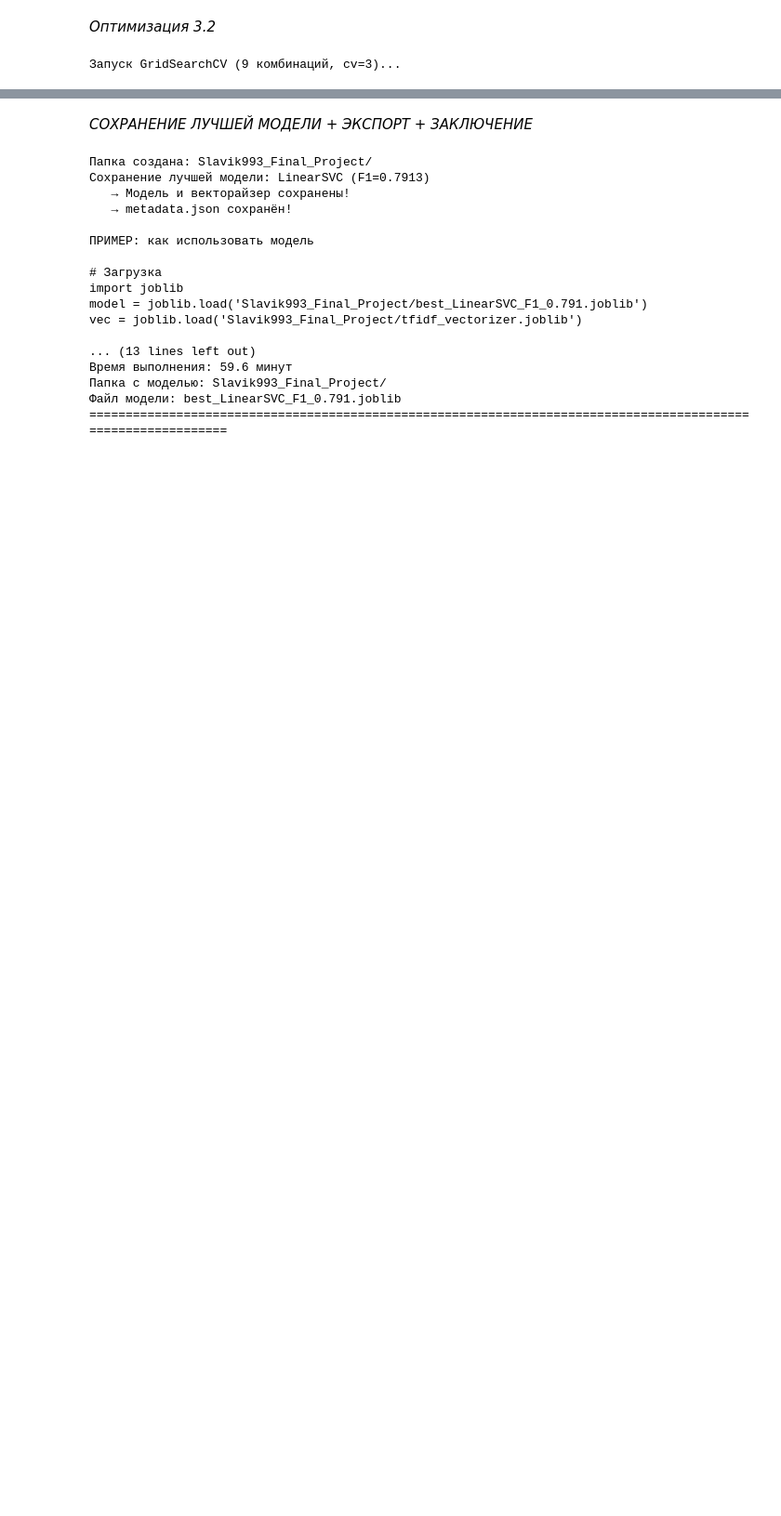
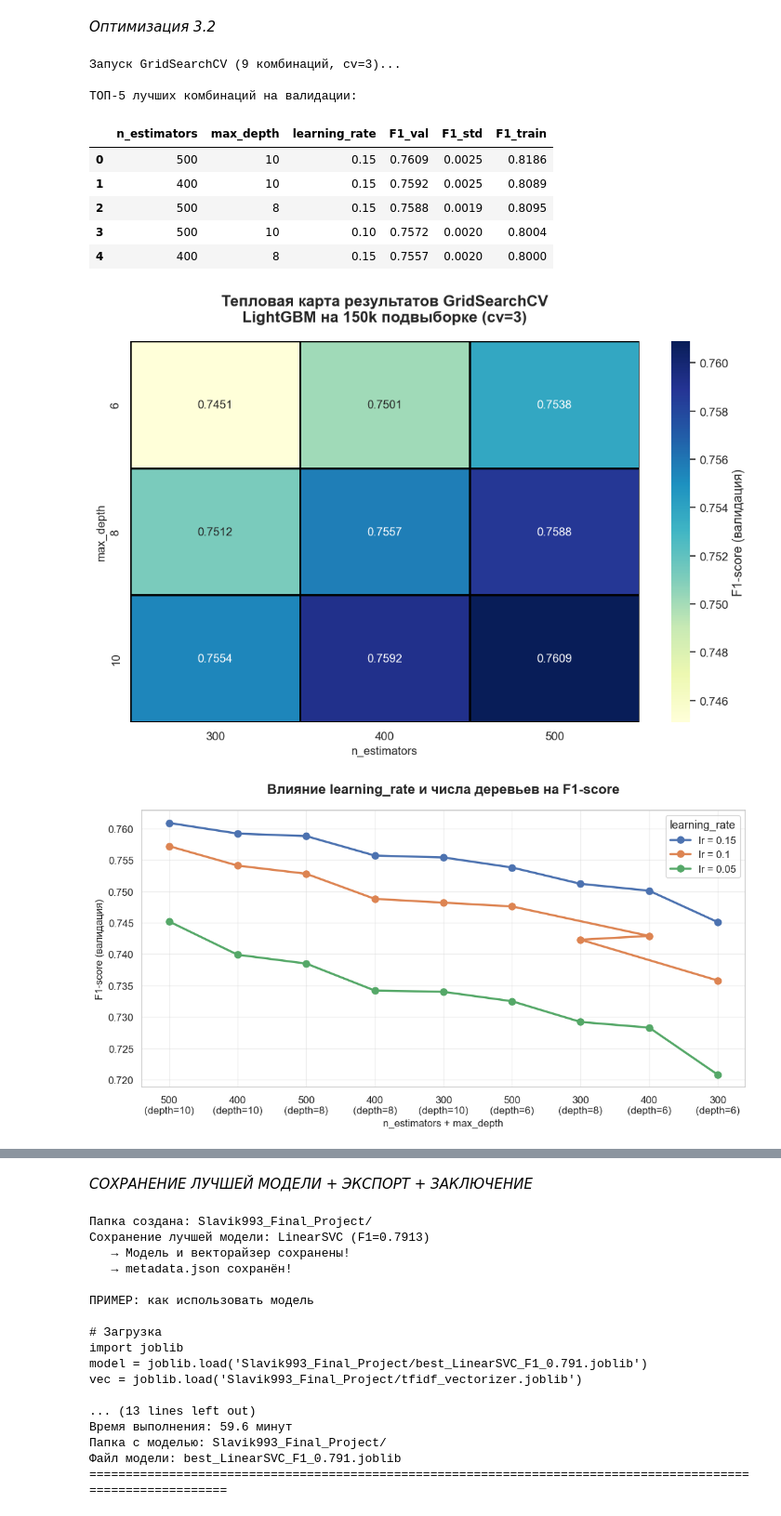
Before and after one commit to Slavik993/KR_MO_Shebanov, a Jupyter notebook: Shebanov_VV_KR_ML_Analiz_messages_socialmedia.ipynb, the cells around one changed output, grey strips where cells are left out. Shown at 93% size. Saved outputs shown, nothing was run; the diff lists cells and outputs as text; code cells hidden in the pictures; blank space fills up the shorter version.

```diff
--- a/Analiz_messages_socialmedia.ipynb
+++ b/Shebanov_VV_KR_ML_Analiz_messages_socialmedia.ipynb
@@ -970,7 +973,7 @@ pivot = results_df.pivot_table(
 )
 sns.heatmap(pivot, annot=True, fmt='.4f', cmap='YlGnBu', cbar_kws={'label': 'F1-score (валидация)'},
             linewidths=1, linecolor='black')
-plt.title('Рисунок 19 – Тепловая карта результатов GridSearchCV\n'
+plt.title('Тепловая карта результатов GridSearchCV\n'
           'LightGBM на 150k подвыборке (cv=3)', fontsize=16, fontweight='bold', pad=20)
 plt.xlabel('n_estimators', fontsize=12)
 plt.ylabel('max_depth', fontsize=12)
@@ -984,31 +987,41 @@ for lr in results_df['learning_rate'].unique():
     plt.plot(subset['n_estimators'].astype(str) + '\n(depth=' + subset['max_depth'].astype(str) + ')',
              subset['F1_val'], marker='o', label=f'lr = {lr}', linewidth=2.5, markersize=8)
 
-plt.title('Рисунок 20 – Влияние learning_rate и числа деревьев на F1-score',
+plt.title('Влияние learning_rate и числа деревьев на F1-score',
           fontsize=16, fontweight='bold', pad=20)
 plt.xlabel('n_estimators + max_depth', fontsize=12)
 plt.ylabel('F1-score (валидация)', fontsize=12)
 plt.legend(title='learning_rate')
 plt.grid(True, alpha=0.3)
 plt.tight_layout()
 plt.show()
 
 # 3. Обучаем лучшую модель на ВСЕХ данных и считаем финальный результат
 print(f"\nЛучшая найденная конфигурация:")
 print(grid.best_params_)
 print(f"F1 на кросс-валидации: {grid.best_score_:.4f}")
 
 best_lgb = grid.best_estimator_
 best_lgb.fit(X_train, y_train)
 final_pred = best_lgb.predict(X_test)
 final_f1 = f1_score(y_test, final_pred)
 
 print(f"\nФИНАЛЬНЫЙ F1 на полной тестовой выборке: {final_f1:.4f}")
 print(f"Прирост относительно базового LightGBM: +{final_f1 - 0.8689:+.4f}")
 
 # Сохраняем лучшую оптимизированную модель
 import joblib
 joblib.dump(best_lgb, 'best_optimized_lightgbm_f1_7649.joblib')
 print("Модель сохранена как best_optimized_lightgbm_f1_7649.joblib")
 # %% [output]
 Запуск GridSearchCV (9 комбинаций, cv=3)...
+
+ТОП-5 лучших комбинаций на валидации:
+|  | n_estimators | max_depth | learning_rate | F1_val | F1_std | F1_train |
+| 0 | 500 | 10 | 0.15 | 0.7609 | 0.0025 | 0.8186 |
+| 1 | 400 | 10 | 0.15 | 0.7592 | 0.0025 | 0.8089 |
+| 2 | 500 | 8 | 0.15 | 0.7588 | 0.0019 | 0.8095 |
+| 3 | 500 | 10 | 0.10 | 0.7572 | 0.0020 | 0.8004 |
+| 4 | 400 | 8 | 0.15 | 0.7557 | 0.0020 | 0.8000 |
+[figure, added]
+[figure, added]
```
Also changed, not shown: parts of 2 cells of this notebook.
